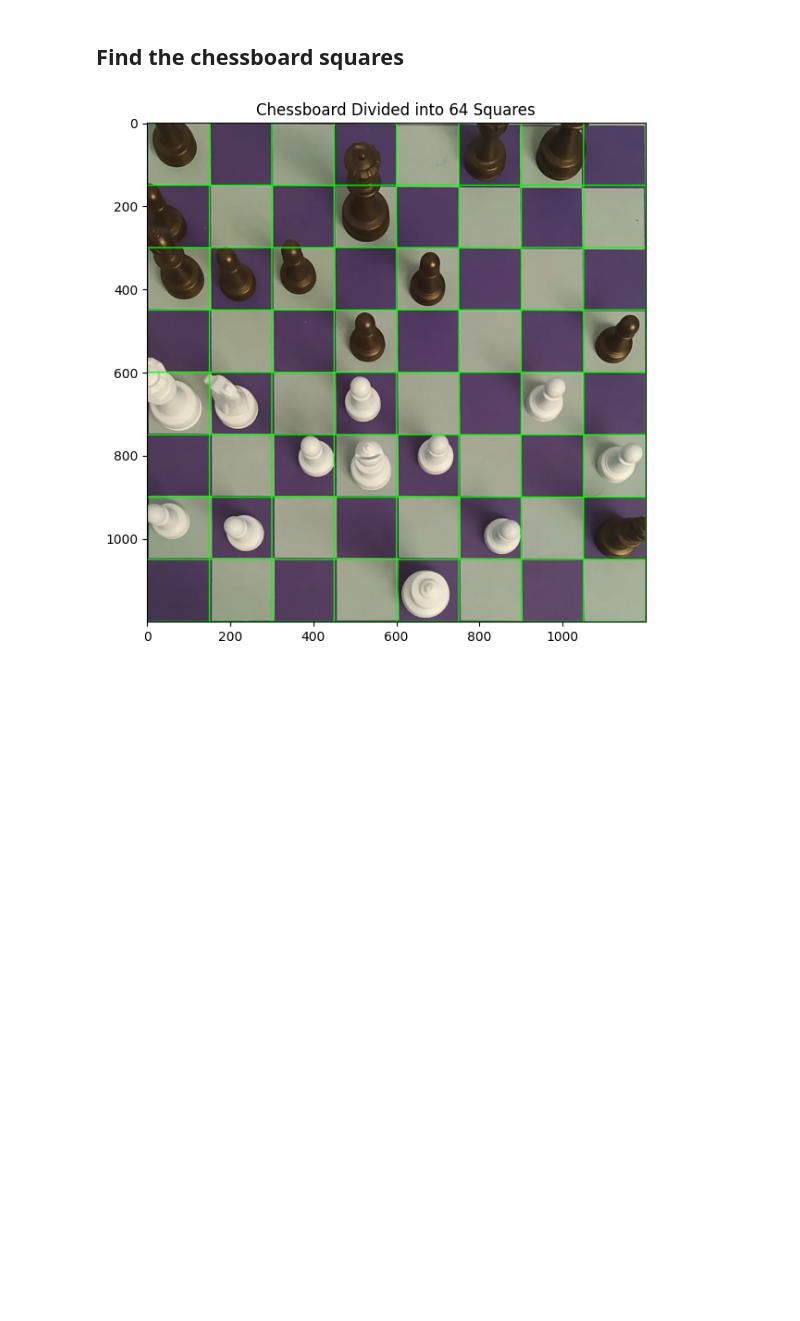
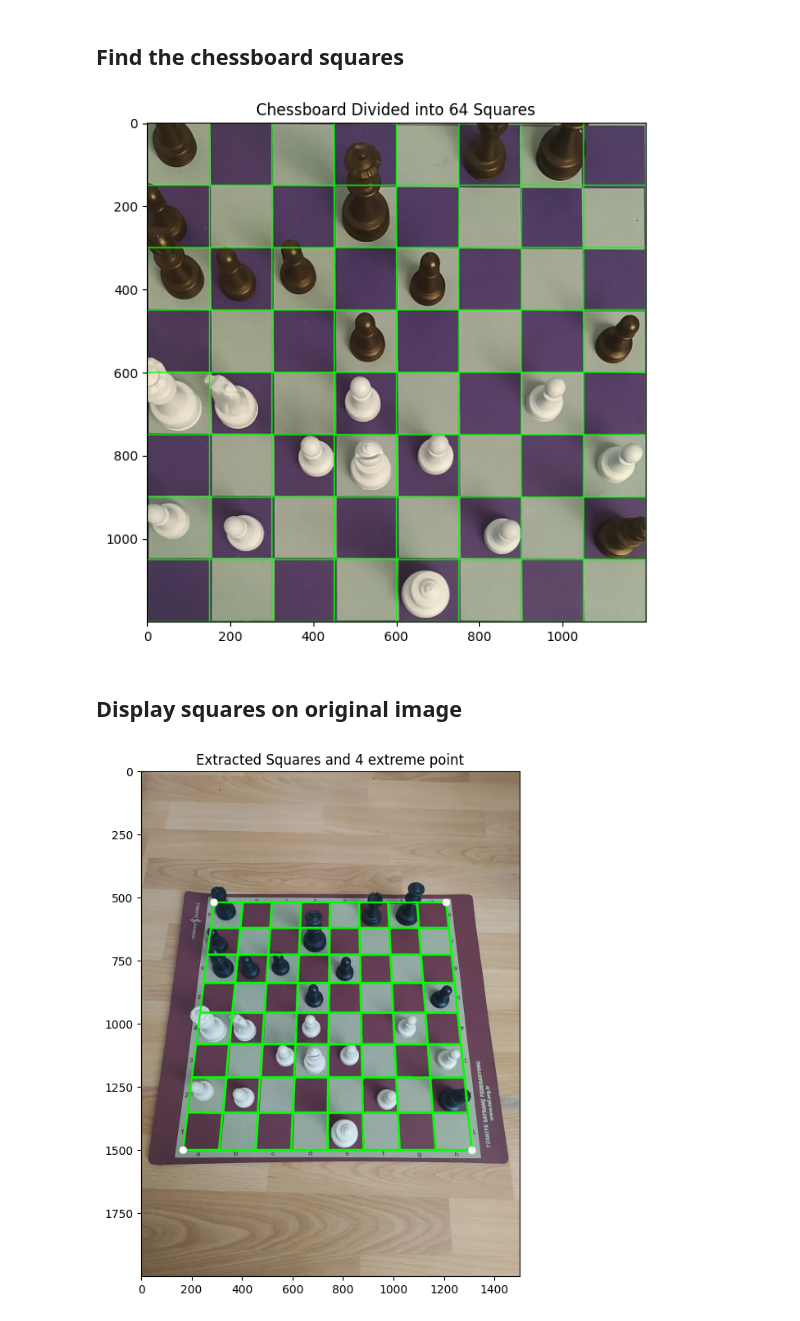
Before and after one commit to JamieYau/chess-vision, a Jupyter notebook: notebooks/chess_recognition.ipynb, the cells around one changed output. Cells and saved outputs as stored; diff of their text form; code cells hidden in the pictures; blank space fills up the shorter version.

Commit message:
feat(notebook): Visualize extracted squares on original chessboard image

```diff
--- a/notebooks/chess_recognition.ipynb
+++ b/notebooks/chess_recognition.ipynb
@@ -243,3 +243,83 @@ plt.title("Chessboard Divided into 64 Squares")
 plt.show()
 # %% [output]
 [figure]
+# %% [markdown]
+## Display squares on original image
+# %%
+# read image and convert it to different color spaces
+image = cv2.imread(image_path)
+rgb_image=cv2.cvtColor(image,cv2.COLOR_BGR2RGB)
+
+
+# Compute the inverse perspective transformation matrix
+M_inv = cv2.invert(perspective_matrix)[1]  # Get the inverse of the perspective matrix
+
+rows, cols = 8, 8  # 8x8 chessboard
+
+# Calculate the width and height of each square in the warped image
+square_width = width // cols
+square_height = height // rows
+
+# List to store squares' data in the correct order (bottom-left first)
+squares_data_warped = []
+
+for i in range(rows - 1, -1, -1):  # Start from bottom row and move up
+    for j in range(cols):  # Left to right order
+        # Define the 4 corners of each square
+        top_left = (j * square_width, i * square_height)
+        top_right = ((j + 1) * square_width, i * square_height)
+        bottom_left = (j * square_width, (i + 1) * square_height)
+        bottom_right = ((j + 1) * square_width, (i + 1) * square_height)
+
+        # Calculate center of the square
+        x_center = (top_left[0] + bottom_right[0]) // 2
+        y_center = (top_left[1] + bottom_right[1]) // 2
+
+        # Append to list in the correct order
+        squares_data_warped.append([
+            (x_center, y_center),
+            bottom_right,
+            top_right,
+            top_left,
+            bottom_left
+        ])
+
+# Convert to numpy array for transformation
+squares_data_warped_np = np.array(squares_data_warped, dtype=np.float32).reshape(-1, 1, 2)
+
+# Transform all points back to the original image
+squares_data_original_np = cv2.perspectiveTransform(squares_data_warped_np, M_inv)
+
+# Reshape back to list format
+squares_data_original = squares_data_original_np.reshape(-1, 5, 2)  # (num_squares, 5 points, x/y)
+
+
+for square in squares_data_original:
+    x_center, y_center = tuple(map(int, square[0]))  # Convert to int
+    bottom_right = tuple(map(int, square[1]))
+    top_right = tuple(map(int, square[2]))
+    top_left = tuple(map(int, square[3]))
+    bottom_left = tuple(map(int, square[4]))
+
+    # Draw necessary lines only (to form grid)
+    cv2.line(rgb_image, top_left, top_right, (0, 255, 0), 6)  # Top line
+    cv2.line(rgb_image, top_left, bottom_left, (0, 255, 0), 6)  # Left line
+
+    # Draw bottom and right lines only for last row/column
+    if j == cols - 1:
+        cv2.line(rgb_image, top_right, bottom_right, (0, 255, 0), 8)  # Right line
+    if i == 0:
+        cv2.line(rgb_image, bottom_left, bottom_right, (0, 255, 0), 8)  # Bottom line
+
+cv2.circle(rgb_image, (int(src_points[0][0]),int(src_points[0][1])), 15, (255, 255, 255), -1)
+cv2.circle(rgb_image,  (int(src_points[1][0]),int(src_points[1][1])), 15, (255, 255, 255), -1)
+cv2.circle(rgb_image,  (int(src_points[2][0]),int(src_points[2][1])), 15, (255, 255,255), -1)
+cv2.circle(rgb_image,  (int(src_points[3][0]),int(src_points[3][1])), 15, (255, 255, 255), -1)
+
+# Display the result
+plt.figure(figsize=(12, 8))
+plt.imshow(rgb_image)
+plt.title("Extracted Squares and 4 extreme point")
+plt.show()
+# %% [output]
+[figure, added]
```
